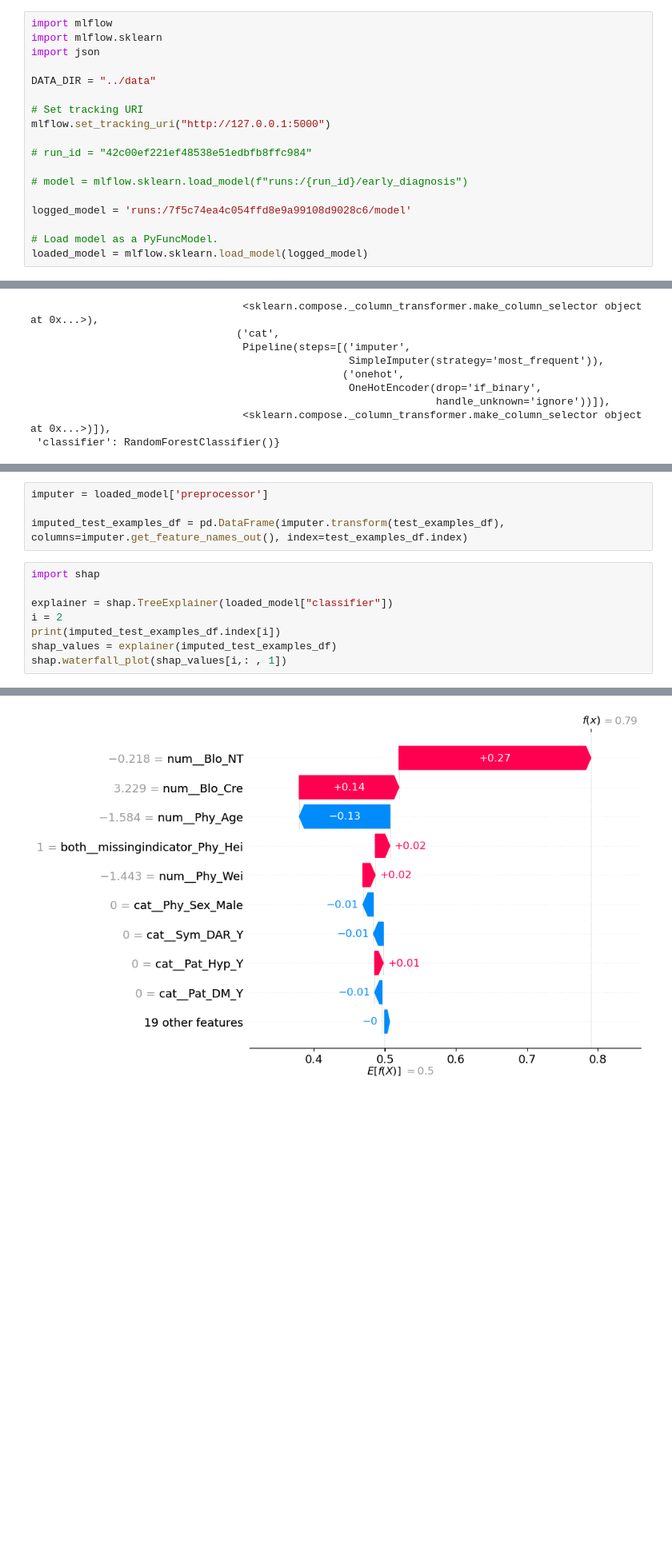
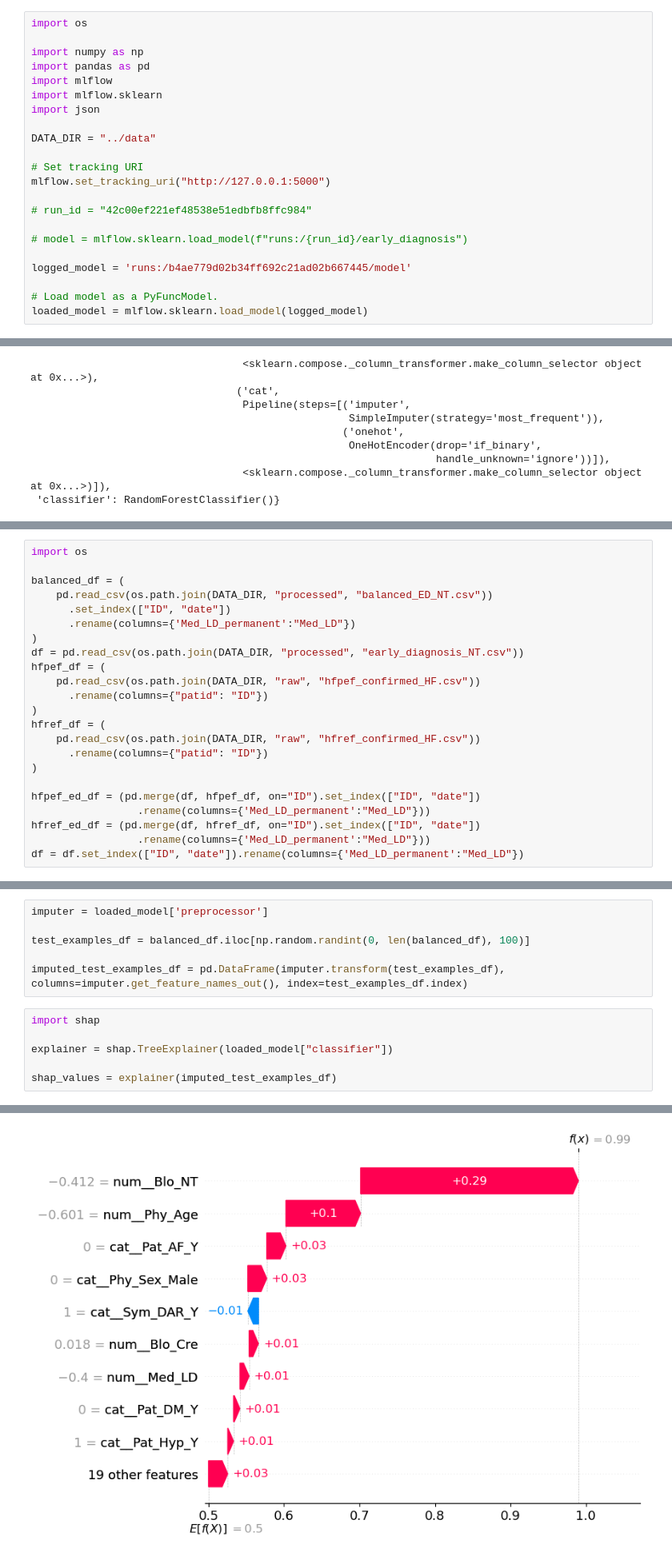
Before and after one commit to BorutFlis/models, a Jupyter notebook: early_diagnosis/notebooks/Load and Explain.ipynb, the cells around one changed output, grey strips where cells are left out. Shown: that part at 80% size. Saved outputs shown, nothing was run; the diff lists cells and outputs as text; blank space fills up the shorter version.

```diff
--- a/early_diagnosis/notebooks/Load and Explain.ipynb
+++ b/early_diagnosis/notebooks/Load and Explain.ipynb
@@ -1,4 +1,8 @@
 # %%
+import os
+
+import numpy as np
+import pandas as pd
 import mlflow
 import mlflow.sklearn
 import json
@@ -12,7 +16,7 @@ mlflow.set_tracking_uri("http://127.0.0.1:5000")
 
 # model = mlflow.sklearn.load_model(f"runs:/{run_id}/early_diagnosis")
 
-logged_model = 'runs:/7f5c74ea4c054ffd8e9a99108d9028c6/model'
+logged_model = 'runs:/b4ae779d02b34ff692c21ad02b667445/model'
 
 # Load model as a PyFuncModel.
 loaded_model = mlflow.sklearn.load_model(logged_model)
@@ -60,0 +48,23 @@ array([[0.26, 0.74],
+# %%
+import os
+
+balanced_df = (
+    pd.read_csv(os.path.join(DATA_DIR, "processed", "balanced_ED_NT.csv"))
+      .set_index(["ID", "date"])
+      .rename(columns={'Med_LD_permanent':"Med_LD"})
+)
+df = pd.read_csv(os.path.join(DATA_DIR, "processed", "early_diagnosis_NT.csv"))
+hfpef_df = (
+    pd.read_csv(os.path.join(DATA_DIR, "raw", "hfpef_confirmed_HF.csv"))
+      .rename(columns={"patid": "ID"})
+)
+hfref_df = (
+    pd.read_csv(os.path.join(DATA_DIR, "raw", "hfref_confirmed_HF.csv"))
+      .rename(columns={"patid": "ID"})
+)
+
+hfpef_ed_df = (pd.merge(df, hfpef_df, on="ID").set_index(["ID", "date"])
+                 .rename(columns={'Med_LD_permanent':"Med_LD"}))
+hfref_ed_df = (pd.merge(df, hfref_df, on="ID").set_index(["ID", "date"])
+                 .rename(columns={'Med_LD_permanent':"Med_LD"}))
+df = df.set_index(["ID", "date"]).rename(columns={'Med_LD_permanent':"Med_LD"})
@@ -61,13 +77,13 @@ array([[0.26, 0.74],
 # %%
 imputer = loaded_model['preprocessor']
 
+test_examples_df = balanced_df.iloc[np.random.randint(0, len(balanced_df), 100)]
+
 imputed_test_examples_df = pd.DataFrame(imputer.transform(test_examples_df), columns=imputer.get_feature_names_out(), index=test_examples_df.index)
 # %%
 import shap
 
 explainer = shap.TreeExplainer(loaded_model["classifier"])
-i = 2
-print(imputed_test_examples_df.index[i])
+
 shap_values = explainer(imputed_test_examples_df)
-shap.waterfall_plot(shap_values[i,: , 1])
 # %% [output]
@@ -75 +90 @@ shap.waterfall_plot(shap_values[i,: , 1])
-[figure, old version]
+[figure, new version]
```
Also changed, not shown: parts of 12 cells of this notebook, 8 other files.
